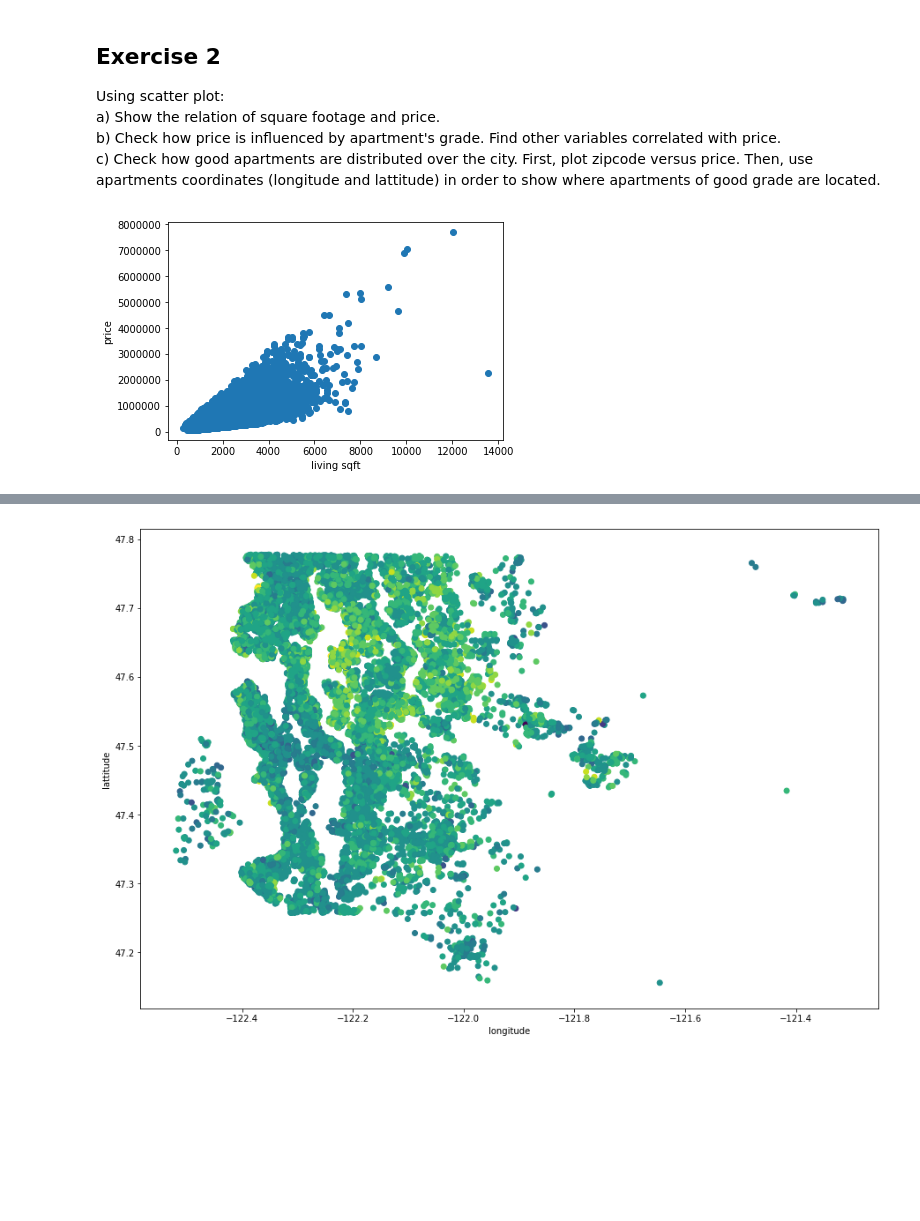
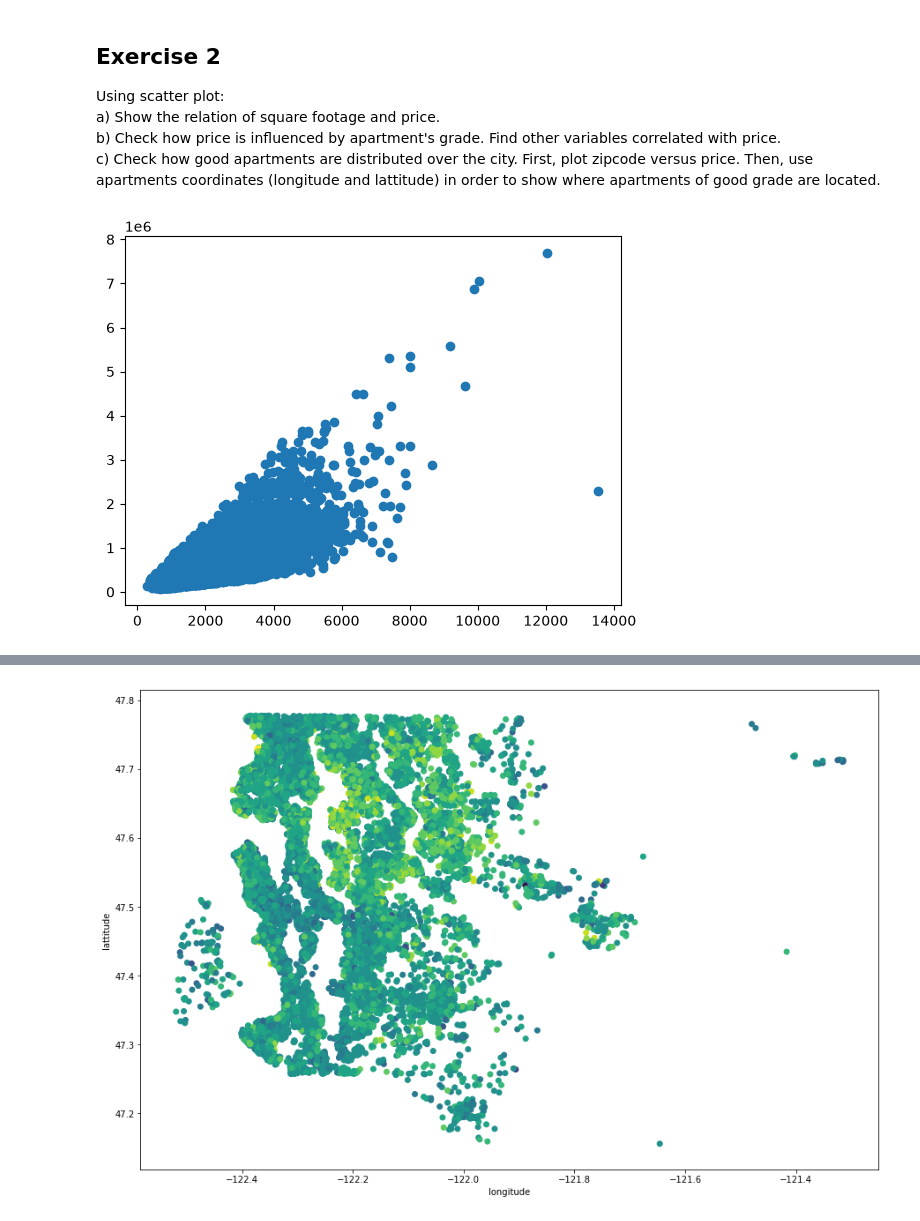
Before and after one commit to MisterLithuanian/analityka_danych, a Jupyter notebook: Assignment_DataExploration.ipynb, the cells around one changed output, grey strips where cells are left out. Saved outputs shown, nothing was run; the diff lists cells and outputs as text; code cells hidden in the pictures; blank space fills up the shorter version.

```diff
--- a/Assignment_DataExploration.ipynb
+++ b/Assignment_DataExploration.ipynb
@@ -10,8 +10,8 @@ c) Compute basic statistics of numerical variables. Are all of them meaningful?
 # %%
 #a)
 #Your code:
-house_data = pd.read_csv('kc_house_data.csv')
-house_data.head()
+df = pd.read_csv('kc_house_data.csv')
+df.head()
 #Hint: read_csv(), head()
 # %% [output]
 |  | id | date | price | bedrooms | bathrooms | sqft_living | sqft_lot | floors | waterfront | view | ... |
@@ -66,8 +72,8 @@ c) Check how good apartments are distributed over the city. First, plot zipcode
 # %%
 #a)
 #Your code:
-
-
+plt.scatter(df["sqft_living"], df["price"])
+plt.show()
 #Hint plt.scatter
 # %% [output]
-[figure, old version]
+[figure, new version]
```
Also changed, not shown: parts of 15 cells of this notebook.
